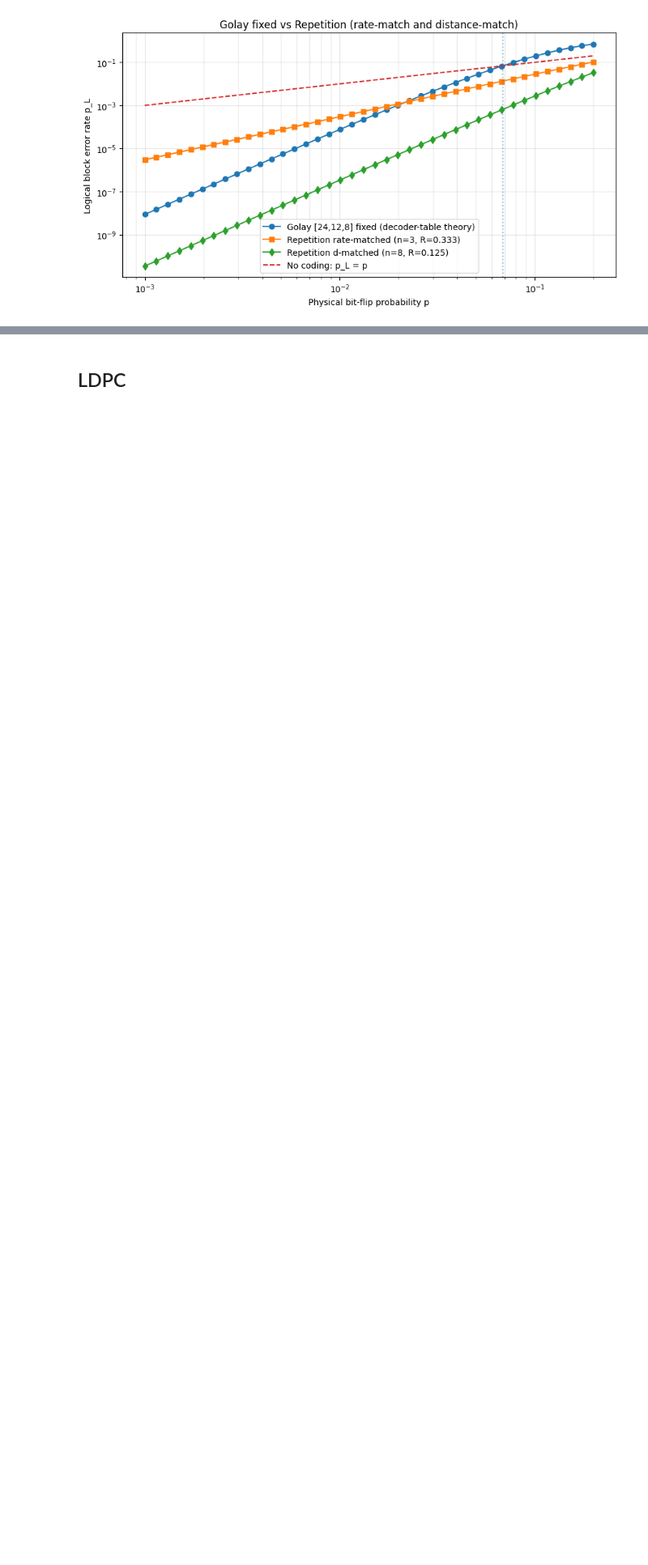
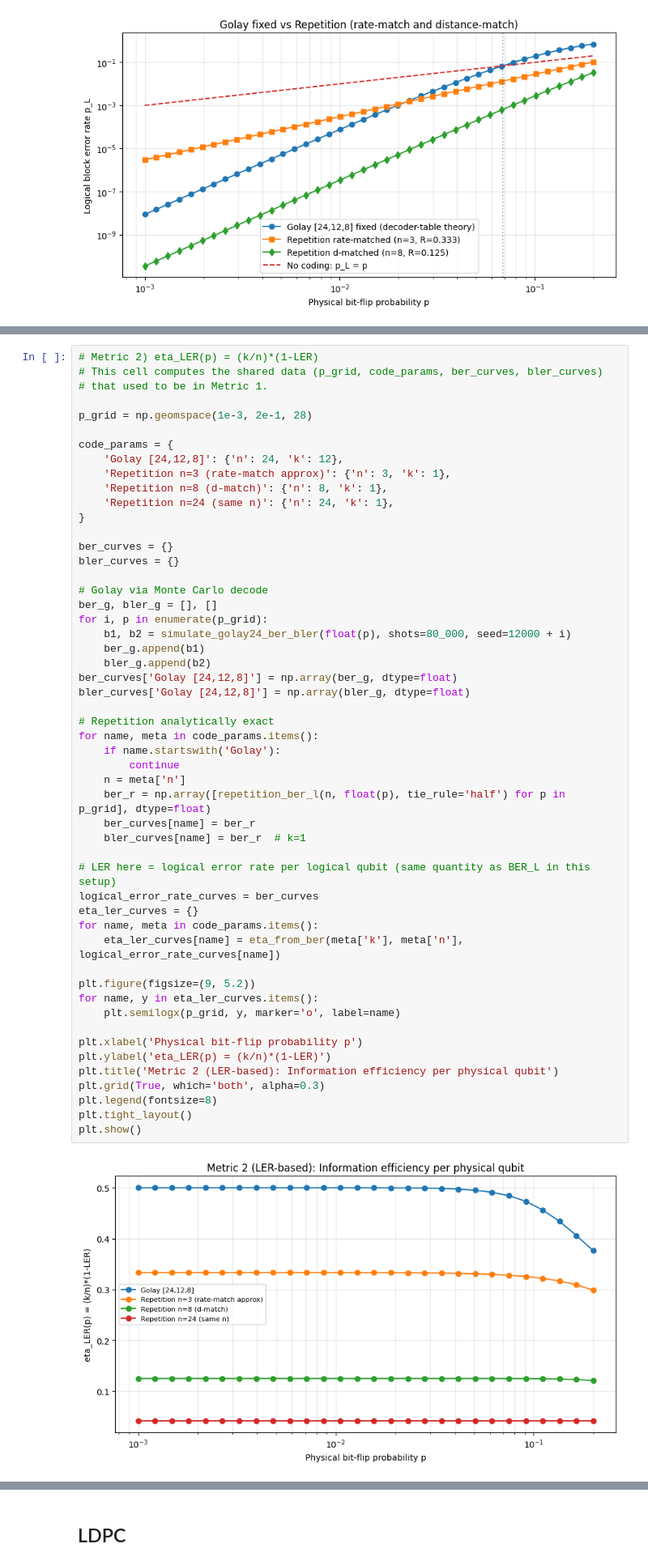
Before and after one commit to DanieleSalvi2810/QPFL_Hackathon_2026_Alice_and_Bob_Quantum_Icing, a Jupyter notebook: team-quantum_icing/1-challenge.ipynb, the cells around one changed output, grey strips where cells are left out. Shown at 81% size. Cells and saved outputs as stored; diff of their text form; blank space fills up the shorter version.

Commit message:
reinserted cells

```diff
--- a/team-quantum_icing/1-challenge.ipynb
+++ b/team-quantum_icing/1-challenge.ipynb
@@ -1751,0 +1888,54 @@ Pseudo-thresholds from p_L = p (within sampled p-range):
+# %%
+# Metric 2) eta_LER(p) = (k/n)*(1-LER)
+# This cell computes the shared data (p_grid, code_params, ber_curves, bler_curves)
+# that used to be in Metric 1.
+
+p_grid = np.geomspace(1e-3, 2e-1, 28)
+
+code_params = {
+    'Golay [24,12,8]': {'n': 24, 'k': 12},
+    'Repetition n=3 (rate-match approx)': {'n': 3, 'k': 1},
+    'Repetition n=8 (d-match)': {'n': 8, 'k': 1},
+    'Repetition n=24 (same n)': {'n': 24, 'k': 1},
+}
+
+ber_curves = {}
+bler_curves = {}
+
+# Golay via Monte Carlo decode
+ber_g, bler_g = [], []
+for i, p in enumerate(p_grid):
+    b1, b2 = simulate_golay24_ber_bler(float(p), shots=80_000, seed=12000 + i)
+    ber_g.append(b1)
+    bler_g.append(b2)
+ber_curves['Golay [24,12,8]'] = np.array(ber_g, dtype=float)
+bler_curves['Golay [24,12,8]'] = np.array(bler_g, dtype=float)
+
+# Repetition analytically exact
+for name, meta in code_params.items():
+    if name.startswith('Golay'):
+        continue
+    n = meta['n']
+    ber_r = np.array([repetition_ber_l(n, float(p), tie_rule='half') for p in p_grid], dtype=float)
+    ber_curves[name] = ber_r
+    bler_curves[name] = ber_r  # k=1
+
+# LER here = logical error rate per logical qubit (same quantity as BER_L in this setup)
+logical_error_rate_curves = ber_curves
+eta_ler_curves = {}
+for name, meta in code_params.items():
+    eta_ler_curves[name] = eta_from_ber(meta['k'], meta['n'], logical_error_rate_curves[name])
+
+plt.figure(figsize=(9, 5.2))
+for name, y in eta_ler_curves.items():
+    plt.semilogx(p_grid, y, marker='o', label=name)
+
+plt.xlabel('Physical bit-flip probability p')
+plt.ylabel('eta_LER(p) = (k/n)*(1-LER)')
+plt.title('Metric 2 (LER-based): Information efficiency per physical qubit')
+plt.grid(True, which='both', alpha=0.3)
+plt.legend(fontsize=8)
+plt.tight_layout()
+plt.show()
+# %% [output]
+[figure, added]
```
Also changed, not shown: parts of 5 cells of this notebook.
